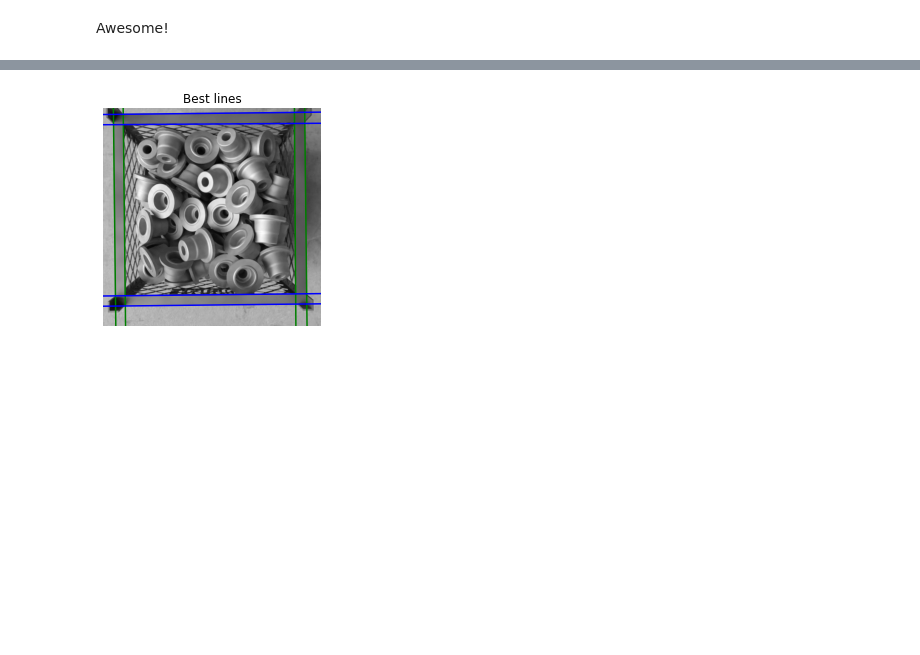
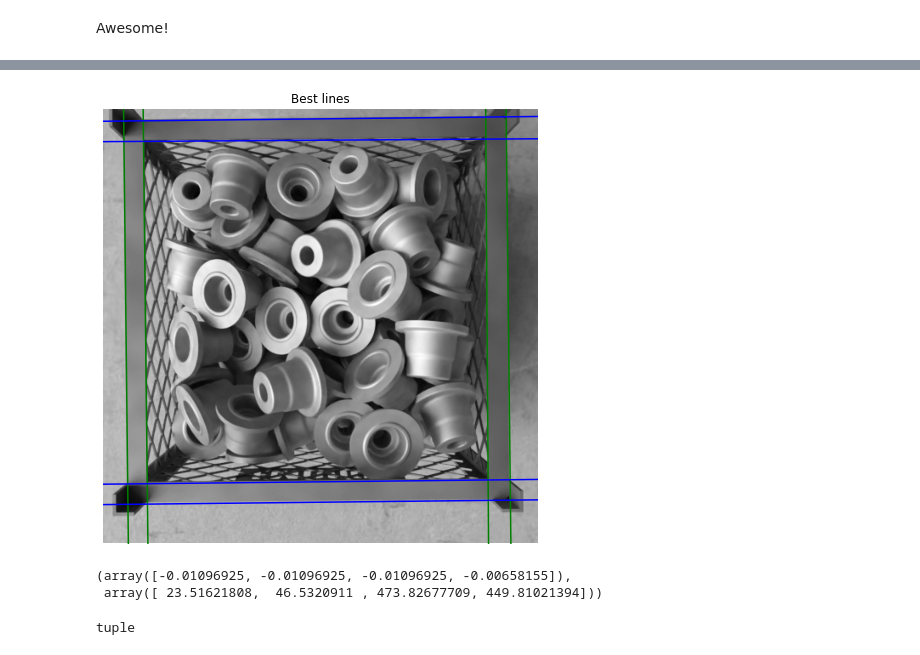
Before and after one commit to brunompacheco/part-counting, a Jupyter notebook: notebooks/01.00-bmp-box-cropping.ipynb, the cells around one changed output, grey strips where cells are left out. Drawn from its saved outputs; the diff is of its cells as text; code cells hidden in the pictures; blank space fills up the shorter version.

```diff
--- a/notebooks/01.00-bmp-box-cropping.ipynb
+++ b/notebooks/01.00-bmp-box-cropping.ipynb
@@ -251,7 +251,7 @@ best_i = np.isin(angles, best_angles[:4])
 best_angles = angles[best_i]
 best_dists = dists[best_i]
 # %%
-fig, ax = plt.subplots()
+fig, ax = plt.subplots(figsize=(8, 8))
 
 ax.imshow(img, cmap=cm.gray)
 ax.set_ylim((img.shape[0], 0))
@@ -339,7 +339,7 @@ best_i = np.isin(angles, best_angles[:4])
 best_angles = angles[best_i]
 best_dists = dists[best_i]
 
-fig, ax = plt.subplots()
+fig, ax = plt.subplots(figsize=(8, 8))
 
 ax.imshow(img, cmap=cm.gray)
 ax.set_ylim((img.shape[0], 0))
@@ -364,7 +364,7 @@ from src.features.cropping import get_lines, pick_similar_lines
 
 v_lines, h_lines = get_lines(color)
 # %%
-fig, ax = plt.subplots()
+fig, ax = plt.subplots(figsize=(8, 8))
 
 ax.imshow(img, cmap=cm.gray)
 ax.set_ylim((img.shape[0], 0))
@@ -385,22 +385,49 @@ plt.show()
 # %%
 best_v_lines = pick_similar_lines(*v_lines)
 best_h_lines = pick_similar_lines(*h_lines)
 
-fig, ax = plt.subplots()
+fig, ax = plt.subplots(figsize=(8, 8))
 
 ax.imshow(img, cmap=cm.gray)
 ax.set_ylim((img.shape[0], 0))
 ax.set_axis_off()
 ax.set_title('Best lines')
 
+left_lines = list()
+right_lines = list()
 for angle, dist in zip(*best_v_lines):
     (x0, y0) = dist * np.array([np.cos(angle), np.sin(angle)])
-    ax.axline((x0, y0), slope=np.tan(angle + np.pi/2), color='green')
+    slope = np.tan(angle + np.pi/2)
+    ax.axline((x0, y0), slope=slope, color='green')
 
+    f = lambda y: x0 + (y1 - y0) * (1/slope)
+    if f(color.shape[1] / 2) < color.shape[0] / 2:
+        left_lines.append(f)
+    else:
+        right_lines.append(f)
+
+upper_lines = list()
+lower_lines = list()
 for angle, dist in zip(*best_h_lines):
     (x0, y0) = dist * np.array([np.cos(angle), np.sin(angle)])
-    ax.axline((x0, y0), slope=np.tan(angle + np.pi/2), color='blue')
+    slope = np.tan(angle + np.pi/2)
+    ax.axline((x0, y0), slope=slope, color='blue')
+
+    f = lambda x: y0 + (x - x0)*slope
+    if f(color.shape[0] / 2) < color.shape[1] / 2:
+        upper_lines.append(f)
+    else:
+        lower_lines.append(f)
 
 plt.show()
 # %% [output]
-[figure, old version]
+[figure, new version]
+# %%
+best_v_lines
+# %% [output]
+(array([-0.01096925, -0.01096925, -0.01096925, -0.00658155]),
+ array([ 23.51621808,  46.5320911 , 473.82677709, 449.81021394]))
+# %%
+type(color.shape)
+# %% [output]
+tuple
```
Also changed, not shown: parts of 4 cells of this notebook, 1 other file.
